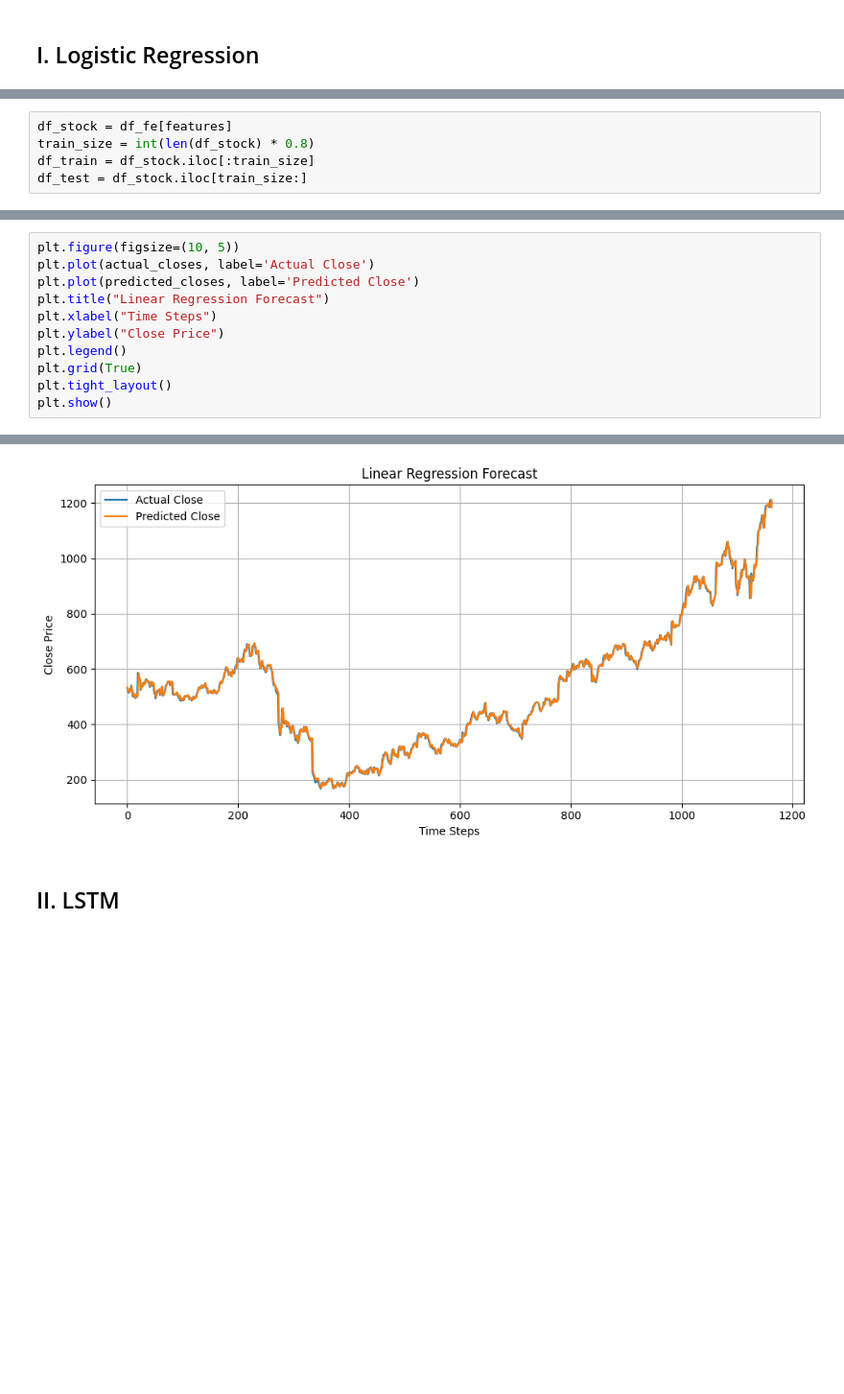
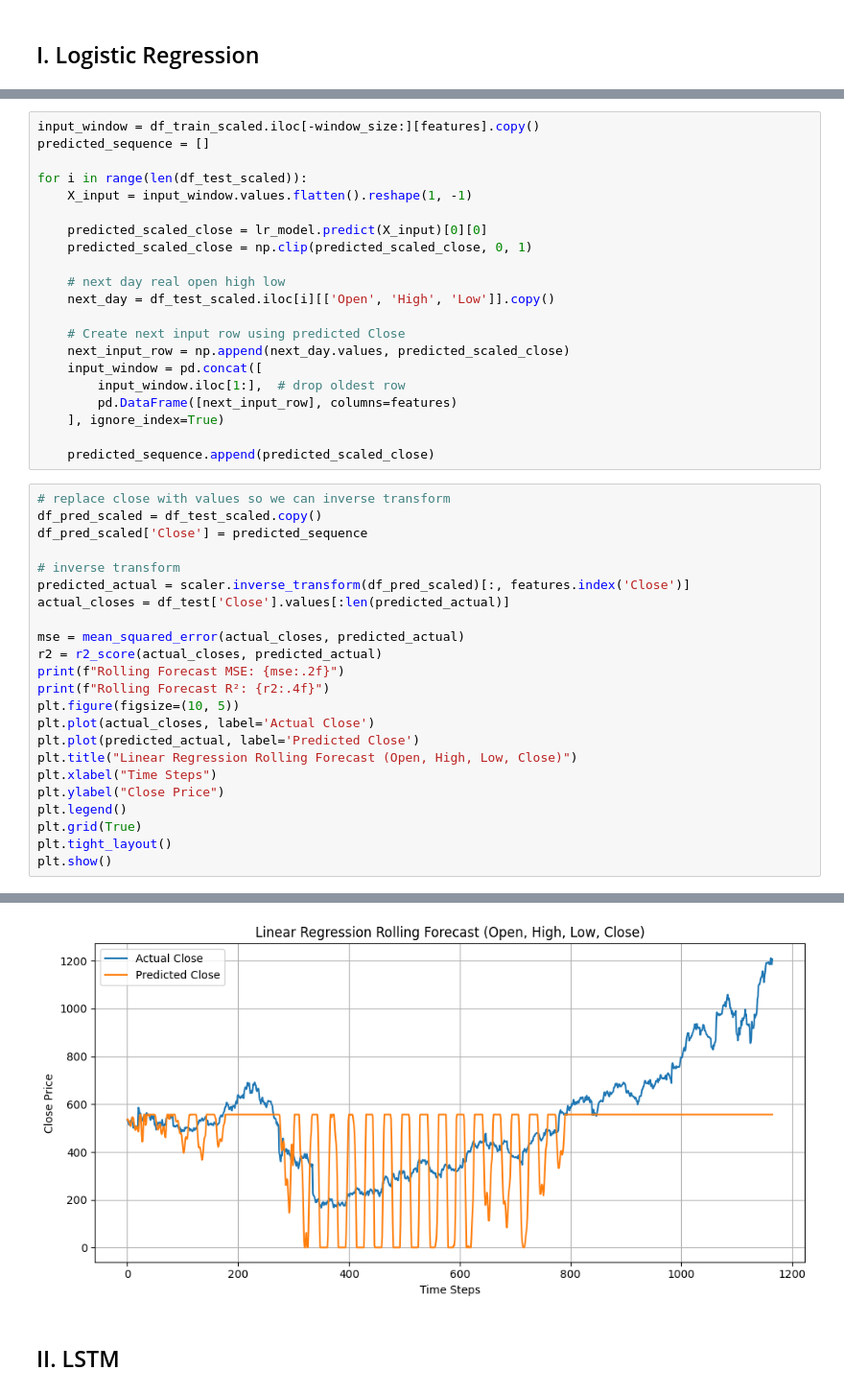
Before and after one commit to Anitra-Hernandez/AAI510_Group6Project, a Jupyter notebook: FinalProject_1.ipynb, the cells around one changed output, grey strips where cells are left out. Shown at 96% size. Cells and saved outputs as stored; diff of their text form; blank space fills up the shorter version.

Commit message:
LR model and plot done, updated with time series

```diff
--- a/FinalProject_1.ipynb
+++ b/FinalProject_1.ipynb
@@ -176,5 +170,0 @@ features = [
-# %%
-df_stock = df_fe[features]
-train_size = int(len(df_stock) * 0.8)
-df_train = df_stock.iloc[:train_size]
-df_test = df_stock.iloc[train_size:]
@@ -215,8 +204,41 @@ Linear Regression R²: 0.9966
+# %%
+input_window = df_train_scaled.iloc[-window_size:][features].copy()
+predicted_sequence = []
+
+for i in range(len(df_test_scaled)):
+    X_input = input_window.values.flatten().reshape(1, -1)
+
+    predicted_scaled_close = lr_model.predict(X_input)[0][0]
+    predicted_scaled_close = np.clip(predicted_scaled_close, 0, 1)
+
+    # next day real open high low
+    next_day = df_test_scaled.iloc[i][['Open', 'High', 'Low']].copy()
+
+    # Create next input row using predicted Close
+    next_input_row = np.append(next_day.values, predicted_scaled_close)
+    input_window = pd.concat([
+        input_window.iloc[1:],  # drop oldest row
+        pd.DataFrame([next_input_row], columns=features)
+    ], ignore_index=True)
+
+    predicted_sequence.append(predicted_scaled_close)
 # %%
+# replace close with values so we can inverse transform
+df_pred_scaled = df_test_scaled.copy()
+df_pred_scaled['Close'] = predicted_sequence
+
+# inverse transform
+predicted_actual = scaler.inverse_transform(df_pred_scaled)[:, features.index('Close')]
+actual_closes = df_test['Close'].values[:len(predicted_actual)]
+
+mse = mean_squared_error(actual_closes, predicted_actual)
+r2 = r2_score(actual_closes, predicted_actual)
+print(f"Rolling Forecast MSE: {mse:.2f}")
+print(f"Rolling Forecast R²: {r2:.4f}")
 plt.figure(figsize=(10, 5))
 plt.plot(actual_closes, label='Actual Close')
-plt.plot(predicted_closes, label='Predicted Close')
-plt.title("Linear Regression Forecast")
+plt.plot(predicted_actual, label='Predicted Close')
+plt.title("Linear Regression Rolling Forecast (Open, High, Low, Close)")
 plt.xlabel("Time Steps")
 plt.ylabel("Close Price")
 plt.legend()
@@ -227,4 +251,4 @@ plt.show()
-[figure, old version]
+[figure, new version]
 # %% [markdown]
 ## II. LSTM
 # %%
```
Also changed, not shown: parts of 9 cells of this notebook.
